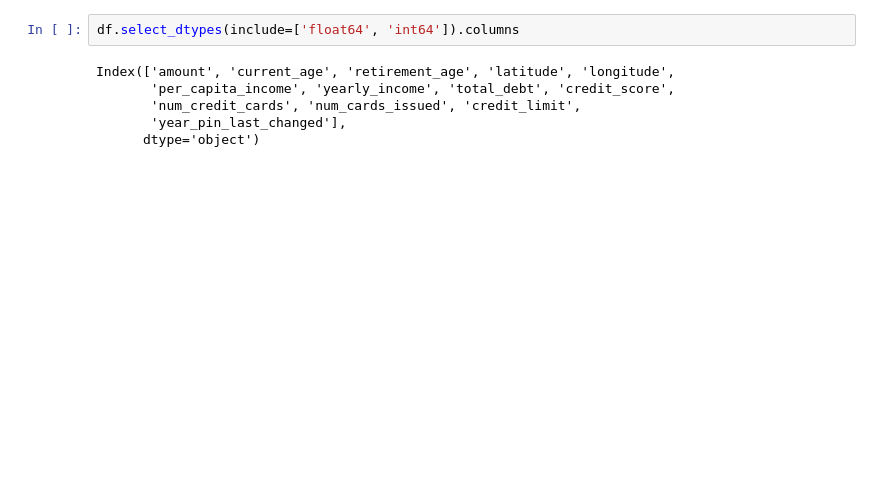
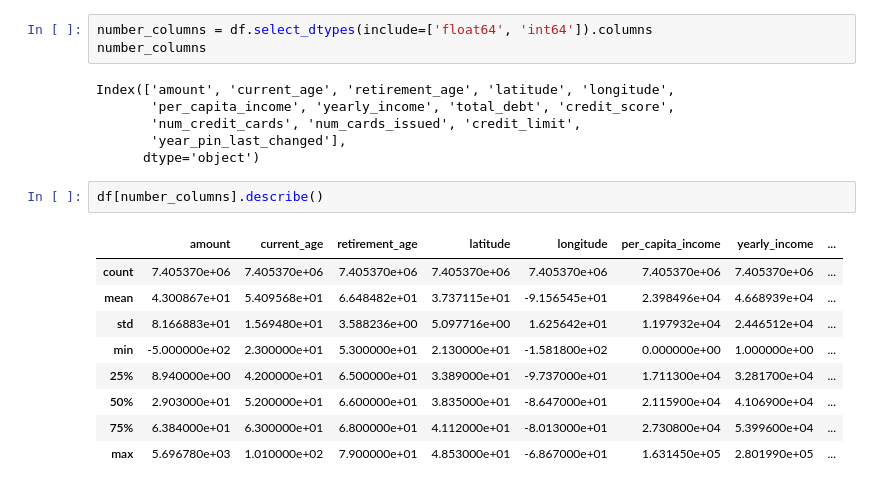
Before and after one commit to Angelicogfa/tcc_mba_datascience_analytics_usp_esalq, a Jupyter notebook: 02-analise_exploratoria.ipynb, the cells around one changed output. Drawn from its saved outputs; the diff is of its cells as text; blank space fills up the shorter version.

```diff
--- a/02-analise_exploratoria.ipynb
+++ b/02-analise_exploratoria.ipynb
@@ -171,10 +172,23 @@ plt.show()
 # %% [markdown]
 ### Análise quantitativa
 # %%
-df.select_dtypes(include=['float64', 'int64']).columns
+number_columns = df.select_dtypes(include=['float64', 'int64']).columns
+number_columns
 # %% [output]
 Index(['amount', 'current_age', 'retirement_age', 'latitude', 'longitude',
        'per_capita_income', 'yearly_income', 'total_debt', 'credit_score',
        'num_credit_cards', 'num_cards_issued', 'credit_limit',
        'year_pin_last_changed'],
       dtype='object')
+# %%
+df[number_columns].describe()
+# %% [output]
+|  | amount | current_age | retirement_age | latitude | longitude | per_capita_income | yearly_income | ... |
+| count | 7.405370e+06 | 7.405370e+06 | 7.405370e+06 | 7.405370e+06 | 7.405370e+06 | 7.405370e+06 | 7.405370e+06 | ... |
+| mean | 4.300867e+01 | 5.409568e+01 | 6.648482e+01 | 3.737115e+01 | -9.156545e+01 | 2.398496e+04 | 4.668939e+04 | ... |
+| std | 8.166883e+01 | 1.569480e+01 | 3.588236e+00 | 5.097716e+00 | 1.625642e+01 | 1.197932e+04 | 2.446512e+04 | ... |
+| min | -5.000000e+02 | 2.300000e+01 | 5.300000e+01 | 2.130000e+01 | -1.581800e+02 | 0.000000e+00 | 1.000000e+00 | ... |
+| 25% | 8.940000e+00 | 4.200000e+01 | 6.500000e+01 | 3.389000e+01 | -9.737000e+01 | 1.711300e+04 | 3.281700e+04 | ... |
+| 50% | 2.903000e+01 | 5.200000e+01 | 6.600000e+01 | 3.835000e+01 | -8.647000e+01 | 2.115900e+04 | 4.106900e+04 | ... |
+| 75% | 6.384000e+01 | 6.300000e+01 | 6.800000e+01 | 4.112000e+01 | -8.013000e+01 | 2.730800e+04 | 5.399600e+04 | ... |
+| max | 5.696780e+03 | 1.010000e+02 | 7.900000e+01 | 4.853000e+01 | -6.867000e+01 | 1.631450e+05 | 2.801990e+05 | ... |
```
Also changed, not shown: parts of 11 cells of this notebook.
